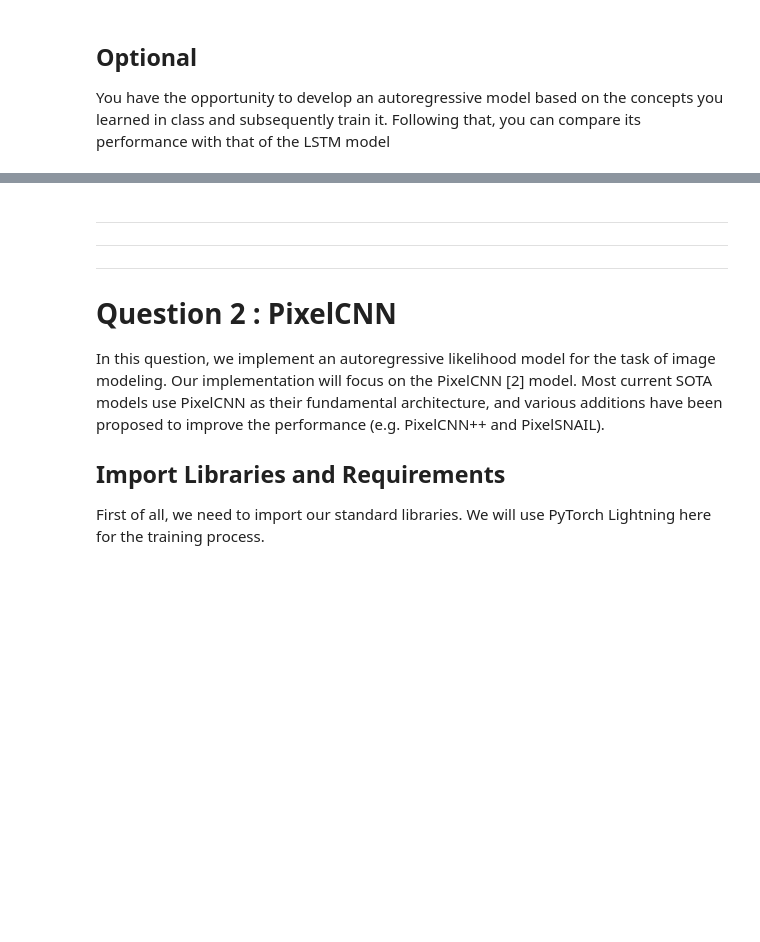
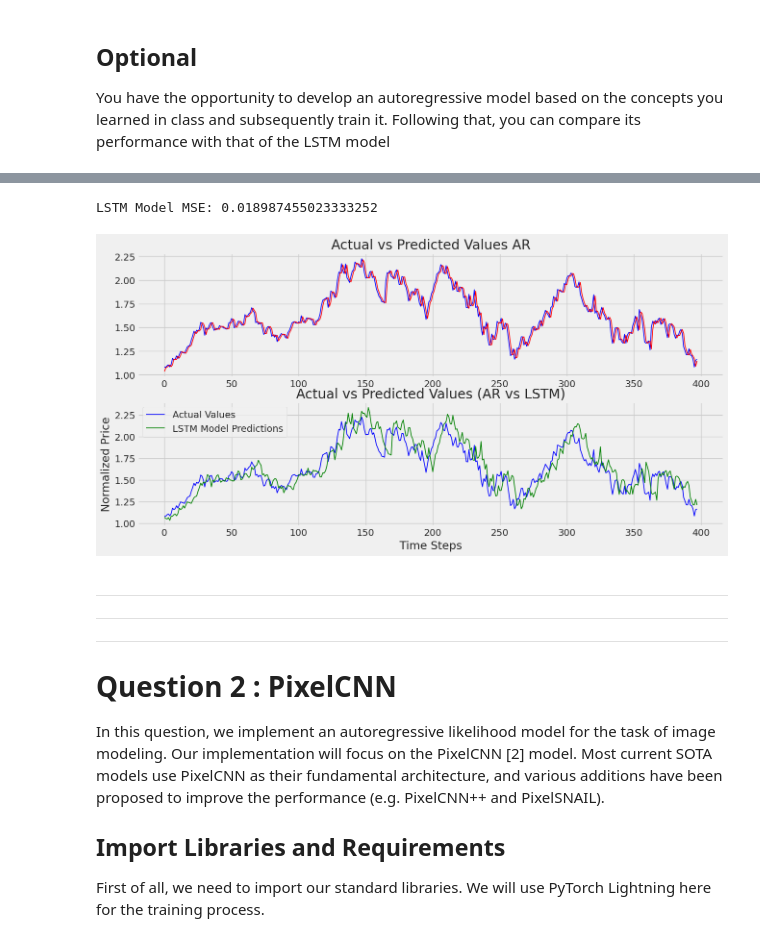
Before and after one commit to MohammadParsaTheFirst/Deep-generative-models-course, a Jupyter notebook: CHW1/DGM_HW1.ipynb, the cells around one changed output, grey strips where cells are left out. Drawn from its saved outputs; the diff is of its cells as text; code cells hidden in the pictures; blank space fills up the shorter version.

```diff
--- a/CHW1/DGM_HW1.ipynb
+++ b/CHW1/DGM_HW1.ipynb
@@ -751,3 +827,53 @@ You have the opportunity to develop an autoregressive model based on the concept
+# %%
+from tensorflow.keras.models import Sequential
+from tensorflow.keras.layers import LSTM, Dense
+
+# Reshape train data for LSTM [samples, time steps, features]
+train_reshaped = train.reshape((train.shape[0], 1, 1))
+test_reshaped = test.reshape((test.shape[0], 1, 1))
+
+# LSTM model definition
+lstm_model = Sequential()
+lstm_model.add(LSTM(50, activation='relu', input_shape=(1, 1)))
+lstm_model.add(Dense(1))
+lstm_model.compile(optimizer='adam', loss='mse')
+
+# Train LSTM model
+lstm_model.fit(train_reshaped, train, epochs=200, verbose=0)
+
+# Make predictions with LSTM
+lstm_predictions = lstm_model.predict(test_reshaped, verbose=0)
+
+# Calculate LSTM MSE
+lstm_mse = mean_squared_error(test[p:], lstm_predictions[:len(test[p:])])
+print(f'LSTM Model MSE: {lstm_mse}')
+# %% [output]
+LSTM Model MSE: 0.018987455023333252
+# %%
+import matplotlib.pyplot as plt
+
+# Plot the actual vs predicted values for AR model
+plt.figure(figsize=(14, 7))
+plt.subplot(2,1,1)
+plt.title('Actual vs Predicted Values AR')
+plt.plot(range(len(test[p:])), test[p:], label='Actual Values', color='blue', linewidth=1.2)
+plt.plot(range(len(ar_predictions)), ar_predictions, label='AR Model Predictions', color='red', linewidth=1.2)
+
+plt.subplot(2,1,2)
+plt.title('Actual vs Predicted Values vs LSTM')
+plt.plot(range(len(test[p:])), test[p:], label='Actual Values', color='blue', linewidth=1.2)
+plt.plot(range(len(lstm_predictions[:len(test[p:])])), lstm_predictions[:len(test[p:])], label='LSTM Model Predictions', color='green', linewidth=1.2)
+
+# Add title and labels
+plt.title('Actual vs Predicted Values (AR vs LSTM)')
+plt.xlabel('Time Steps')
+plt.ylabel('Normalized Price')
+plt.legend()
+
+# Show the plot
+plt.show()
+# %% [output]
+[figure, added]
 # %% [markdown]
 ------------------------------------------------------------
 *********************************************************
```
Also changed, not shown: parts of 33 cells of this notebook.
